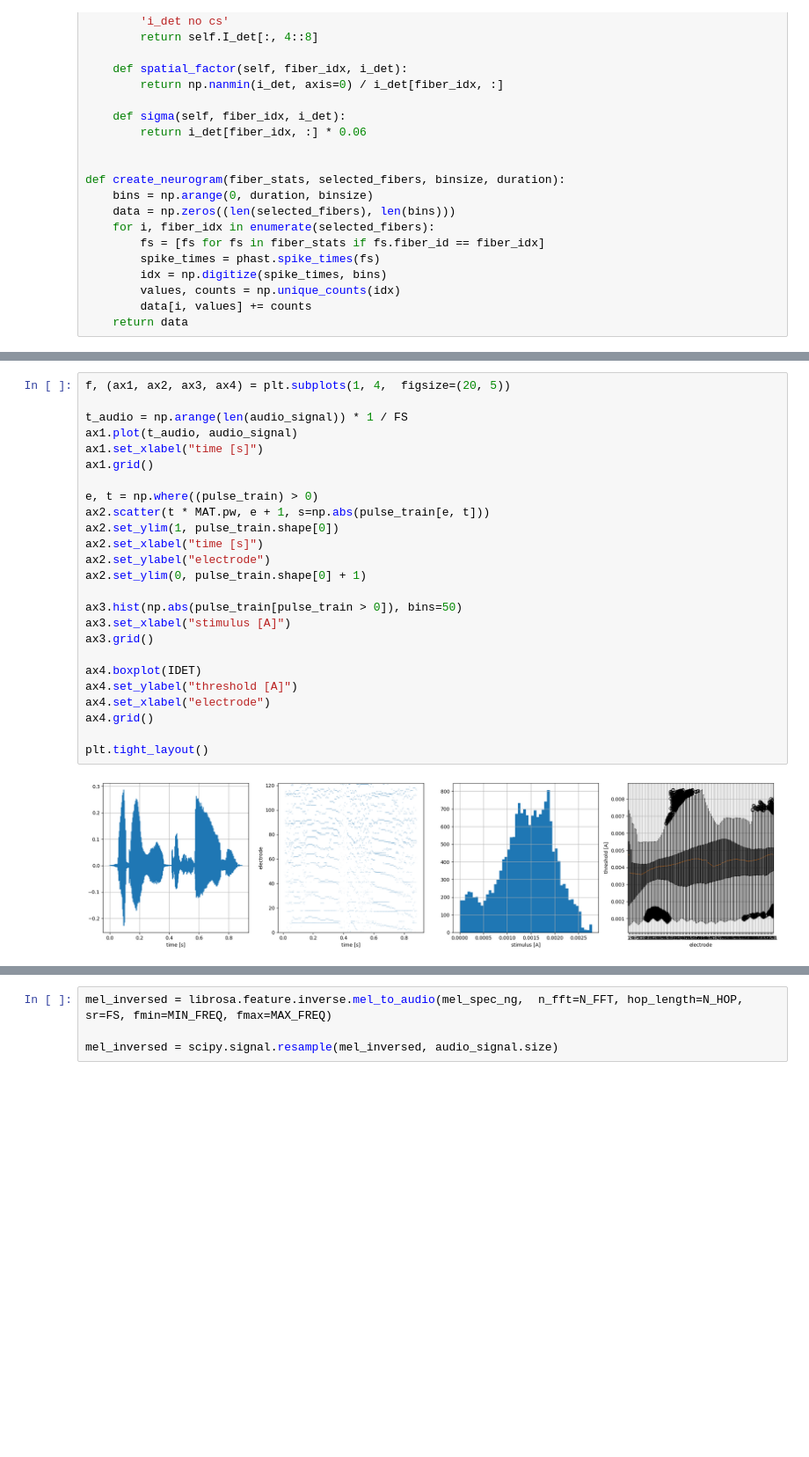
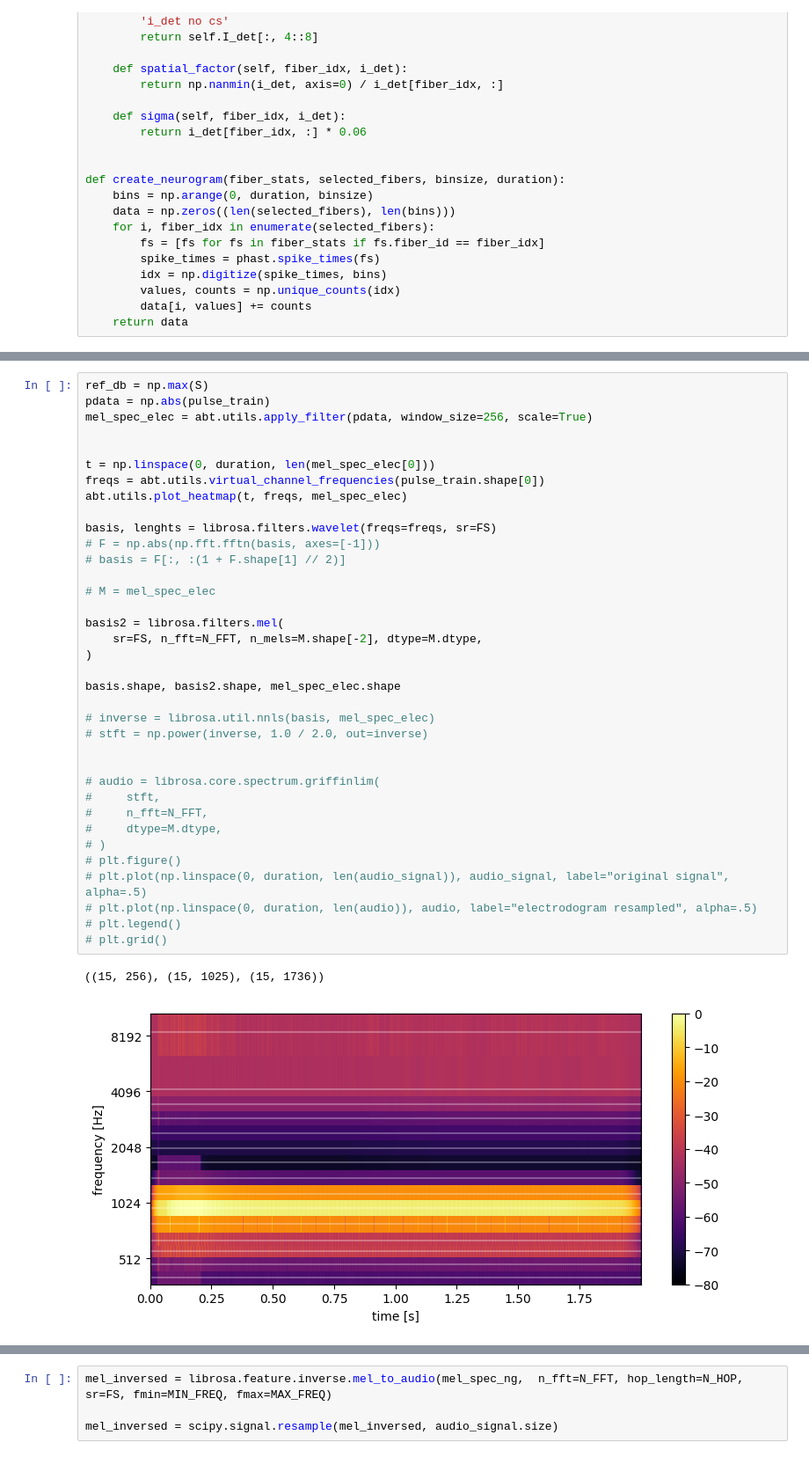
Before and after one commit to jacobdenobel/abt, a Jupyter notebook: notebooks/reconstruction.ipynb, the cells around one changed output, grey strips where cells are left out. Shown at 88% size. Drawn from its saved outputs; the diff is of its cells as text; blank space fills up the shorter version.

```diff
--- a/notebooks/reconstruction.ipynb
+++ b/notebooks/reconstruction.ipynb
@@ -312,30 +307,42 @@ ax3.set_title("smoothed pulse train");
-# %%
-f, (ax1, ax2, ax3, ax4) = plt.subplots(1, 4,  figsize=(20, 5))
-
-t_audio = np.arange(len(audio_signal)) * 1 / FS
-ax1.plot(t_audio, audio_signal)
-ax1.set_xlabel("time [s]")
-ax1.grid()
-
-e, t = np.where((pulse_train) > 0)
-ax2.scatter(t * MAT.pw, e + 1, s=np.abs(pulse_train[e, t]))
-ax2.set_ylim(1, pulse_train.shape[0])
-ax2.set_xlabel("time [s]")
-ax2.set_ylabel("electrode")
-ax2.set_ylim(0, pulse_train.shape[0] + 1)
-
-ax3.hist(np.abs(pulse_train[pulse_train > 0]), bins=50)
-ax3.set_xlabel("stimulus [A]")
-ax3.grid()
-
-ax4.boxplot(IDET)
-ax4.set_ylabel("threshold [A]")
-ax4.set_xlabel("electrode")
-ax4.grid()
-
-plt.tight_layout()
-# %% [output]
-[figure, removed]
+# %%
+ref_db = np.max(S)
+pdata = np.abs(pulse_train)
+mel_spec_elec = abt.utils.apply_filter(pdata, window_size=256, scale=True)
+
+
+t = np.linspace(0, duration, len(mel_spec_elec[0]))
+freqs = abt.utils.virtual_channel_frequencies(pulse_train.shape[0])
+abt.utils.plot_heatmap(t, freqs, mel_spec_elec)
+
+basis, lenghts = librosa.filters.wavelet(freqs=freqs, sr=FS)
+# F = np.abs(np.fft.fftn(basis, axes=[-1]))
+# basis = F[:, :(1 + F.shape[1] // 2)]
+
+# M = mel_spec_elec
+
+basis2 = librosa.filters.mel(
+    sr=FS, n_fft=N_FFT, n_mels=M.shape[-2], dtype=M.dtype,
+)
+
+basis.shape, basis2.shape, mel_spec_elec.shape
+
+# inverse = librosa.util.nnls(basis, mel_spec_elec)
+# stft = np.power(inverse, 1.0 / 2.0, out=inverse)
+
+
+# audio = librosa.core.spectrum.griffinlim(
+#     stft,
+#     n_fft=N_FFT,
+#     dtype=M.dtype,
+# )
+# plt.figure()
+# plt.plot(np.linspace(0, duration, len(audio_signal)), audio_signal, label="original signal", alpha=.5)
+# plt.plot(np.linspace(0, duration, len(audio)), audio, label="electrodogram resampled", alpha=.5)
+# plt.legend()
+# plt.grid()
+# %% [output]
+((15, 256), (15, 1025), (15, 1736))
+[figure, added]
 # %%
 stimulus = phast.PulseTrain(pulse_train, time_step=MAT.pw)
 
```
Also changed, not shown: parts of 11 cells of this notebook, 2 other files.
